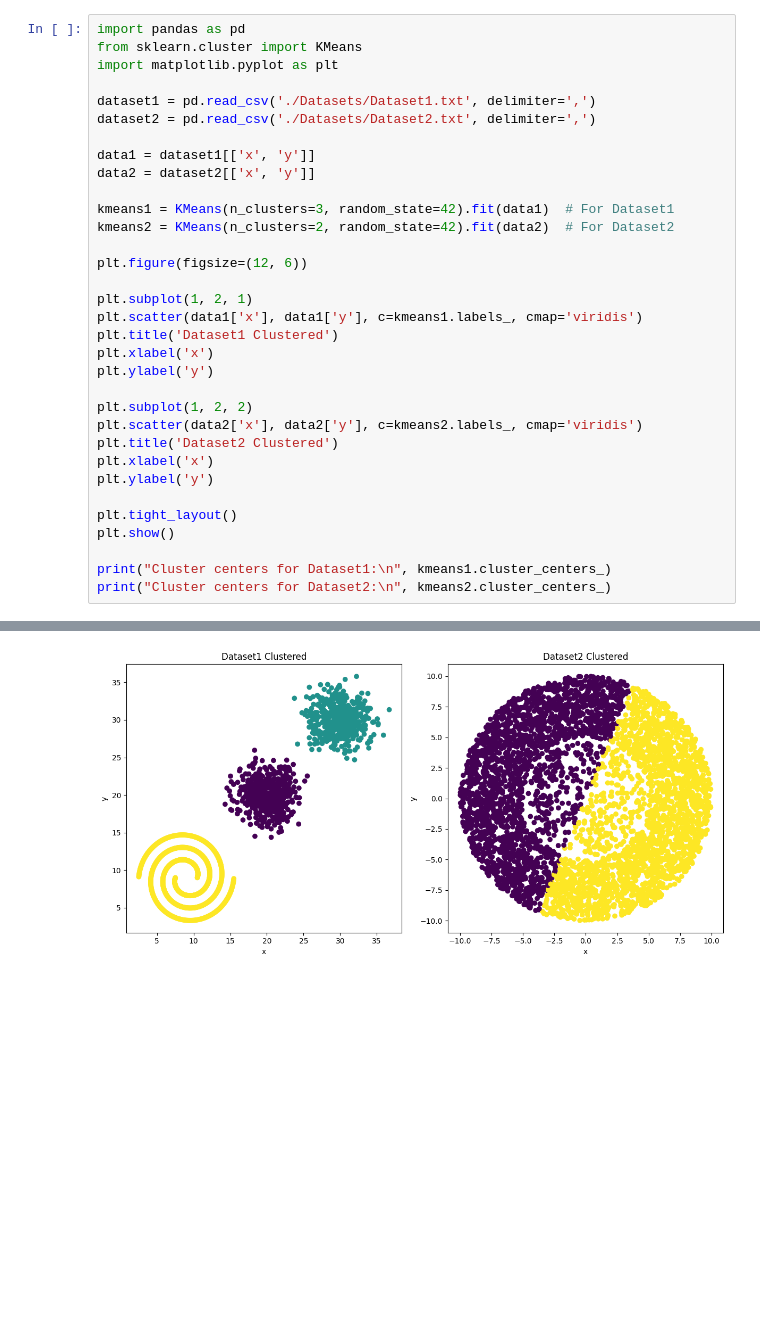
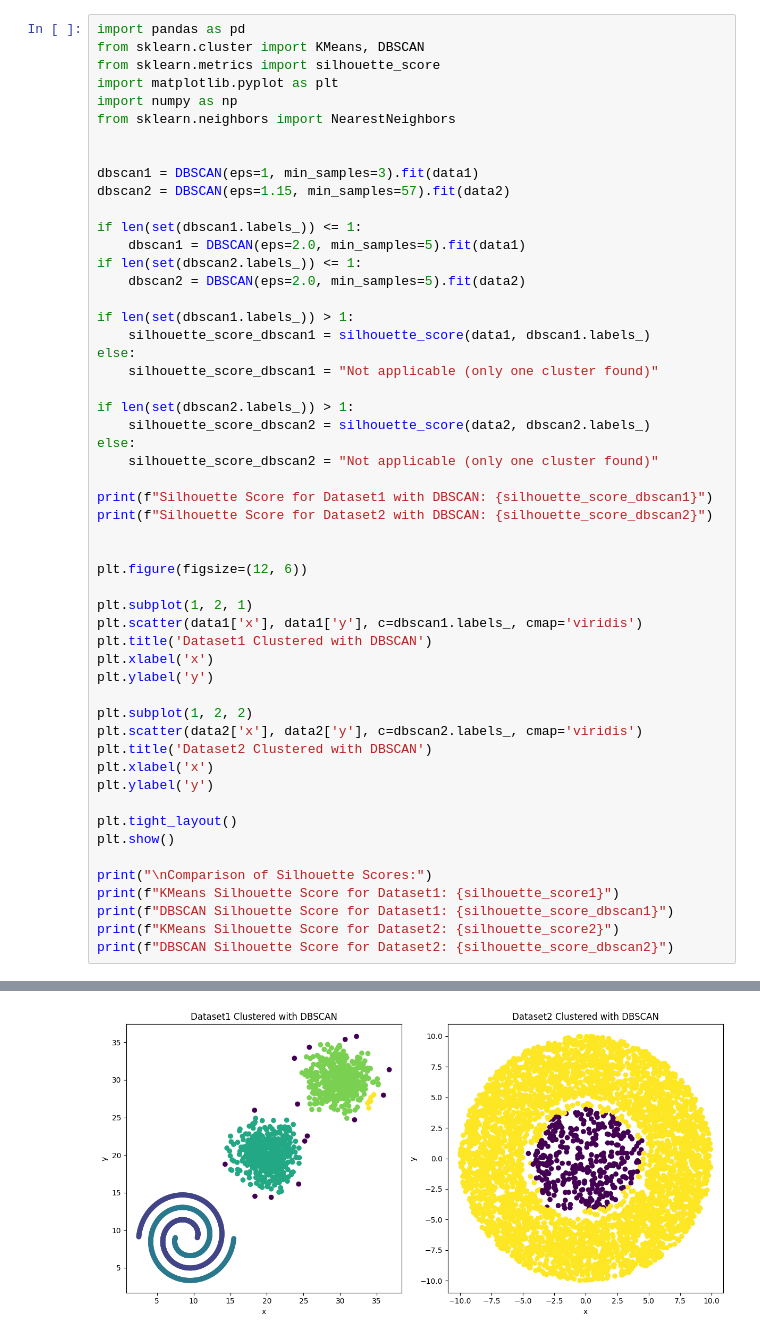
Before and after one commit to Ali-J-Fesharaki/Applied_ML_Course, a Jupyter notebook: ML-HW05/p5.ipynb, the cells around one changed output, grey strips where cells are left out. Drawn from its saved outputs; the diff is of its cells as text; blank space fills up the shorter version.

```diff
--- a/ML-HW05/p5.ipynb
+++ b/ML-HW05/p5.ipynb
@@ -34,34 +118,54 @@ plt.show()
 # %%
 import pandas as pd
-from sklearn.cluster import KMeans
+from sklearn.cluster import KMeans, DBSCAN
+from sklearn.metrics import silhouette_score
 import matplotlib.pyplot as plt
+import numpy as np
+from sklearn.neighbors import NearestNeighbors
 
-dataset1 = pd.read_csv('./Datasets/Dataset1.txt', delimiter=',')
-dataset2 = pd.read_csv('./Datasets/Dataset2.txt', delimiter=',')
 
-data1 = dataset1[['x', 'y']]
-data2 = dataset2[['x', 'y']]
+dbscan1 = DBSCAN(eps=1, min_samples=3).fit(data1)
+dbscan2 = DBSCAN(eps=1.15, min_samples=57).fit(data2)
 
-kmeans1 = KMeans(n_clusters=3, random_state=42).fit(data1)  # For Dataset1
-kmeans2 = KMeans(n_clusters=2, random_state=42).fit(data2)  # For Dataset2
+if len(set(dbscan1.labels_)) <= 1:
+    dbscan1 = DBSCAN(eps=2.0, min_samples=5).fit(data1)
+if len(set(dbscan2.labels_)) <= 1:
+    dbscan2 = DBSCAN(eps=2.0, min_samples=5).fit(data2)
+
+if len(set(dbscan1.labels_)) > 1:
+    silhouette_score_dbscan1 = silhouette_score(data1, dbscan1.labels_)
+else:
+    silhouette_score_dbscan1 = "Not applicable (only one cluster found)"
+
+if len(set(dbscan2.labels_)) > 1:
+    silhouette_score_dbscan2 = silhouette_score(data2, dbscan2.labels_)
+else:
+    silhouette_score_dbscan2 = "Not applicable (only one cluster found)"
+
+print(f"Silhouette Score for Dataset1 with DBSCAN: {silhouette_score_dbscan1}")
+print(f"Silhouette Score for Dataset2 with DBSCAN: {silhouette_score_dbscan2}")
+
 
 plt.figure(figsize=(12, 6))
 
 plt.subplot(1, 2, 1)
-plt.scatter(data1['x'], data1['y'], c=kmeans1.labels_, cmap='viridis')
-plt.title('Dataset1 Clustered')
+plt.scatter(data1['x'], data1['y'], c=dbscan1.labels_, cmap='viridis')
+plt.title('Dataset1 Clustered with DBSCAN')
 plt.xlabel('x')
 plt.ylabel('y')
 
 plt.subplot(1, 2, 2)
-plt.scatter(data2['x'], data2['y'], c=kmeans2.labels_, cmap='viridis')
-plt.title('Dataset2 Clustered')
+plt.scatter(data2['x'], data2['y'], c=dbscan2.labels_, cmap='viridis')
+plt.title('Dataset2 Clustered with DBSCAN')
 plt.xlabel('x')
 plt.ylabel('y')
 
 plt.tight_layout()
 plt.show()
 
-print("Cluster centers for Dataset1:\n", kmeans1.cluster_centers_)
-print("Cluster centers for Dataset2:\n", kmeans2.cluster_centers_)
+print("\nComparison of Silhouette Scores:")
+print(f"KMeans Silhouette Score for Dataset1: {silhouette_score1}")
+print(f"DBSCAN Silhouette Score for Dataset1: {silhouette_score_dbscan1}")
+print(f"KMeans Silhouette Score for Dataset2: {silhouette_score2}")
+print(f"DBSCAN Silhouette Score for Dataset2: {silhouette_score_dbscan2}")
 # %% [output]
@@ -68 +174 @@ print("Cluster centers for Dataset2:\n", kmeans2.cluster_centers_)
-[figure, old version]
+[figure, new version]
```
Also changed, not shown: parts of 10 cells of this notebook, 4 other files.
